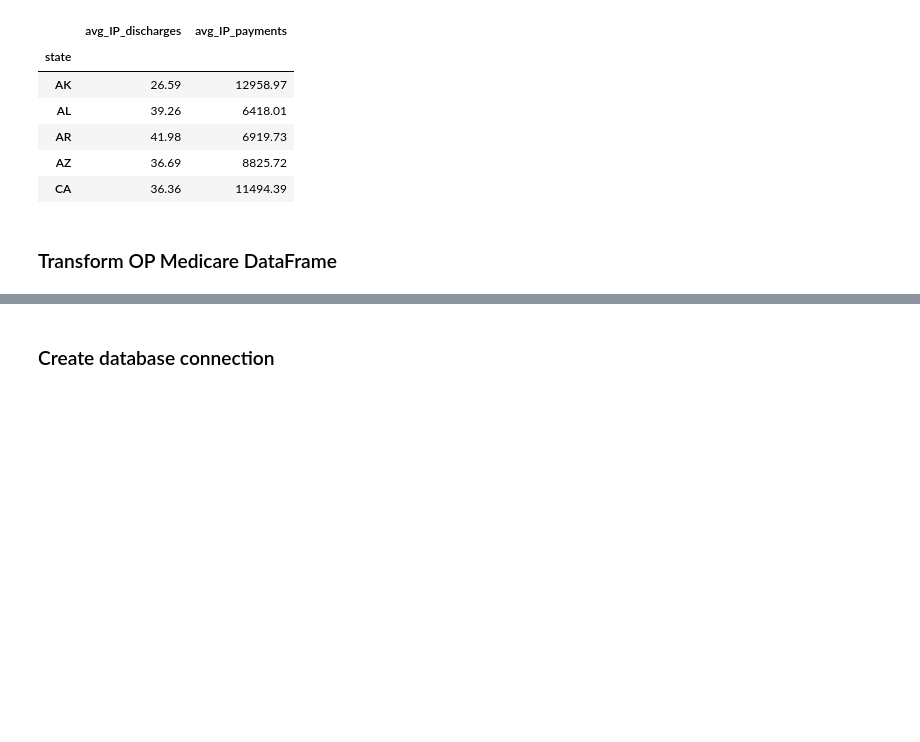
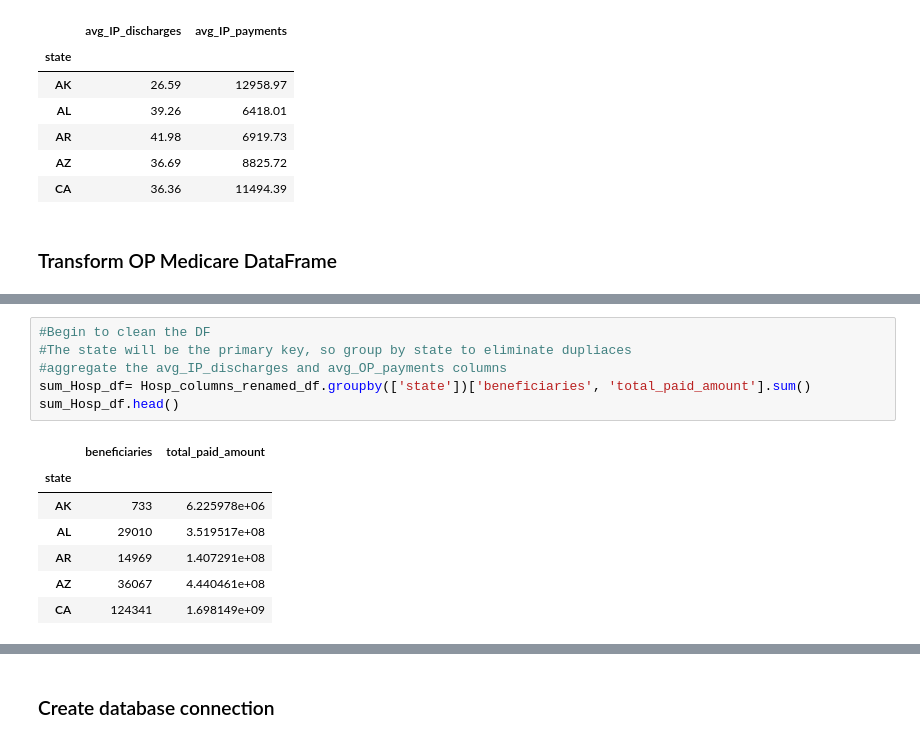
Before and after one commit to wwiedenmann/ETL-Project, a Jupyter notebook: ETL_Medicare.ipynb, the cells around one changed output, grey strips where cells are left out. Drawn from its saved outputs; the diff is of its cells as text; blank space fills up the shorter version.

```diff
--- a/ETL_Medicare.ipynb
+++ b/ETL_Medicare.ipynb
@@ -144,0 +182,14 @@ rounded_OP_df.head()
+# %%
+#Begin to clean the DF
+#The state will be the primary key, so group by state to eliminate dupliaces
+#aggregate the avg_IP_discharges and avg_OP_payments columns
+sum_Hosp_df= Hosp_columns_renamed_df.groupby(['state'])['beneficiaries', 'total_paid_amount'].sum()
+sum_Hosp_df.head()
+# %% [output]
+|  | beneficiaries | total_paid_amount |
+| state |  |  |
+| AK | 733 | 6.225978e+06 |
+| AL | 29010 | 3.519517e+08 |
+| AR | 14969 | 1.407291e+08 |
+| AZ | 36067 | 4.440461e+08 |
+| CA | 124341 | 1.698149e+09 |
```
Also changed, not shown: parts of 19 cells of this notebook.
